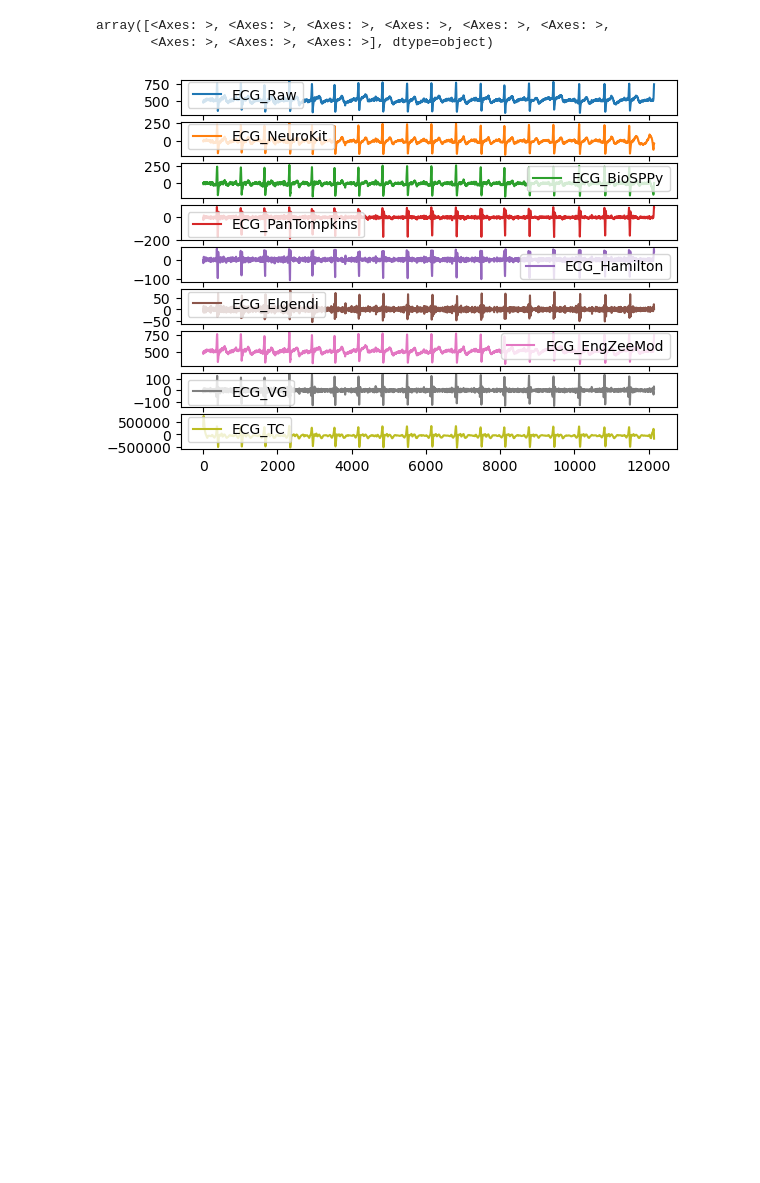
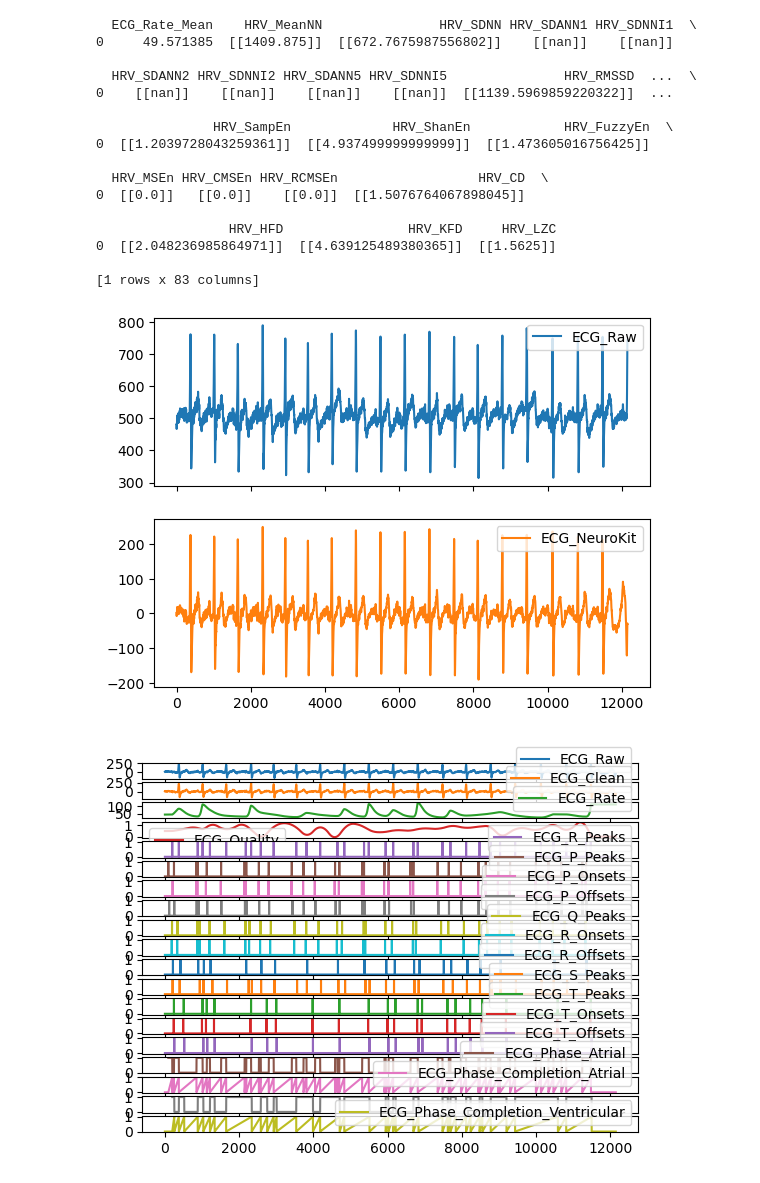
Before and after one commit to DianaCortezL/ISB-Grupo-5, a Jupyter notebook: ISB/Laboratorios/Lab10 - Procesamiento de ECG/nuevodelnuevo.ipynb, the cells around one changed output. Drawn from its saved outputs; the diff is of its cells as text; code cells hidden in the pictures; blank space fills up the shorter version.

```diff
--- a/ISB/Laboratorios/Lab10 - Procesamiento de ECG/nuevodelnuevo.ipynb
+++ b/ISB/Laboratorios/Lab10 - Procesamiento de ECG/nuevodelnuevo.ipynb
@@ -10,40 +10,64 @@ import numpy as np
 #ecg = nk.ecg_simulate(duration=10, sampling_rate=250, noise=0.2)
 
 #ecg += np.random.normal(0, 0.1, len(ecg))
 
 ecg= np.loadtxt(r'C:\Users\hp\ISB-Grupo-5\Otros\Archivos_varios\Lab5_ECG\reposoD1.txt', comments='#',skiprows=4, usecols=5)
+filtered= nk.ecg_clean(ecg, sampling_rate=250, method="neurokit")
 
 signals = pd.DataFrame({
     "ECG_Raw" : ecg,
     "ECG_NeuroKit" : nk.ecg_clean(ecg, sampling_rate=250, method="neurokit"),
-    "ECG_BioSPPy" : nk.ecg_clean(ecg, sampling_rate=250, method="biosppy"),
-    "ECG_PanTompkins" : nk.ecg_clean(ecg, sampling_rate=250, method="pantompkins1985"),
-    "ECG_Hamilton" : nk.ecg_clean(ecg, sampling_rate=250, method="hamilton2002"),
-    "ECG_Elgendi" : nk.ecg_clean(ecg, sampling_rate=250, method="elgendi2010"),
-    "ECG_EngZeeMod" : nk.ecg_clean(ecg, sampling_rate=250, method="engzeemod2012"),
-    "ECG_VG" : nk.ecg_clean(ecg, sampling_rate=250, method="vg"),
-    "ECG_TC" : nk.ecg_clean(ecg, sampling_rate=250, method="templateconvolution")
+    #"ECG_BioSPPy" : nk.ecg_clean(ecg, sampling_rate=250, method="biosppy"),
+    #"ECG_PanTompkins" : nk.ecg_clean(ecg, sampling_rate=250, method="pantompkins1985"),
+    #"ECG_Hamilton" : nk.ecg_clean(ecg, sampling_rate=250, method="hamilton2002"),
+    #"ECG_Elgendi" : nk.ecg_clean(ecg, sampling_rate=250, method="elgendi2010"),
+    #"ECG_EngZeeMod" : nk.ecg_clean(ecg, sampling_rate=250, method="engzeemod2012"),
+    #"ECG_VG" : nk.ecg_clean(ecg, sampling_rate=250, method="vg"),
+    #"ECG_TC" : nk.ecg_clean(ecg, sampling_rate=250, method="templateconvolution")
 })
 
 signals.plot(subplots=True)
+
+signals, info = nk.ecg_process(filtered, sampling_rate=250)
+signals.plot(subplots=True)
+
+analysis = nk.ecg_analyze(signals, sampling_rate=250)
+print(analysis)
+
+nk.ecg_plot(signals,info)
 # %% [output]
 Requirement already satisfied: neurokit2 in c:\users\hp\anaconda3\lib\site-packages (0.2.10)
 Requirement already satisfied: seaborn in c:\users\hp\anaconda3\lib\site-packages (0.13.2)
 Requirement already satisfied: requests in c:\users\hp\anaconda3\lib\site-packages (from neurokit2) (2.32.2)
 Requirement already satisfied: numpy in c:\users\hp\anaconda3\lib\site-packages (from neurokit2) (1.26.4)
 Requirement already satisfied: pandas in c:\users\hp\anaconda3\lib\site-packages (from neurokit2) (2.2.2)
 Requirement already satisfied: scipy in c:\users\hp\anaconda3\lib\site-packages (from neurokit2) (1.13.1)
 Requirement already satisfied: scikit-learn>=1.0.0 in c:\users\hp\anaconda3\lib\site-packages (from neurokit2) (1.4.2)
 Requirement already satisfied: matplotlib in c:\users\hp\anaconda3\lib\site-packages (from neurokit2) (3.8.4)
 Requirement already satisfied: contourpy>=1.0.1 in c:\users\hp\anaconda3\lib\site-packages (from matplotlib->neurokit2) (1.2.0)
 Requirement already satisfied: cycler>=0.10 in c:\users\hp\anaconda3\lib\site-packages (from matplotlib->neurokit2) (0.11.0)
 Requirement already satisfied: fonttools>=4.22.0 in c:\users\hp\anaconda3\lib\site-packages (from matplotlib->neurokit2) (4.51.0)
 Requirement already satisfied: kiwisolver>=1.3.1 in c:\users\hp\anaconda3\lib\site-packages (from matplotlib->neurokit2) (1.4.4)
 ... (10 lines left out)
 Requirement already satisfied: urllib3<3,>=1.21.1 in c:\users\hp\anaconda3\lib\site-packages (from requests->neurokit2) (2.2.2)
 Requirement already satisfied: certifi>=2017.4.17 in c:\users\hp\anaconda3\lib\site-packages (from requests->neurokit2) (2024.6.2)
 Requirement already satisfied: six>=1.5 in c:\users\hp\anaconda3\lib\site-packages (from python-dateutil>=2.7->matplotlib->neurokit2) (1.16.0)
 Note: you may need to restart the kernel to use updated packages.
-array([<Axes: >, <Axes: >, <Axes: >, <Axes: >, <Axes: >, <Axes: >,
-       <Axes: >, <Axes: >, <Axes: >], dtype=object)
+  ECG_Rate_Mean    HRV_MeanNN               HRV_SDNN HRV_SDANN1 HRV_SDNNI1  \
+0     49.571385  [[1409.875]]  [[672.7675987556802]]    [[nan]]    [[nan]]
+
+  HRV_SDANN2 HRV_SDNNI2 HRV_SDANN5 HRV_SDNNI5               HRV_RMSSD  ...  \
+0    [[nan]]    [[nan]]    [[nan]]    [[nan]]  [[1139.5969859220322]]  ...
+
+               HRV_SampEn             HRV_ShanEn            HRV_FuzzyEn  \
+0  [[1.2039728043259361]]  [[4.937499999999999]]  [[1.473605016756425]]
+
+  HRV_MSEn HRV_CMSEn HRV_RCMSEn                  HRV_CD  \
+0  [[0.0]]   [[0.0]]    [[0.0]]  [[1.5076764067898045]]
+
+                 HRV_HFD                HRV_KFD     HRV_LZC
+0  [[2.048236985864971]]  [[4.639125489380365]]  [[1.5625]]
+
+[1 rows x 83 columns]
-[figure, old version]
+[figure, new version]
+[figure, added]
```
Also changed, not shown: parts of 1 cell of this notebook.
